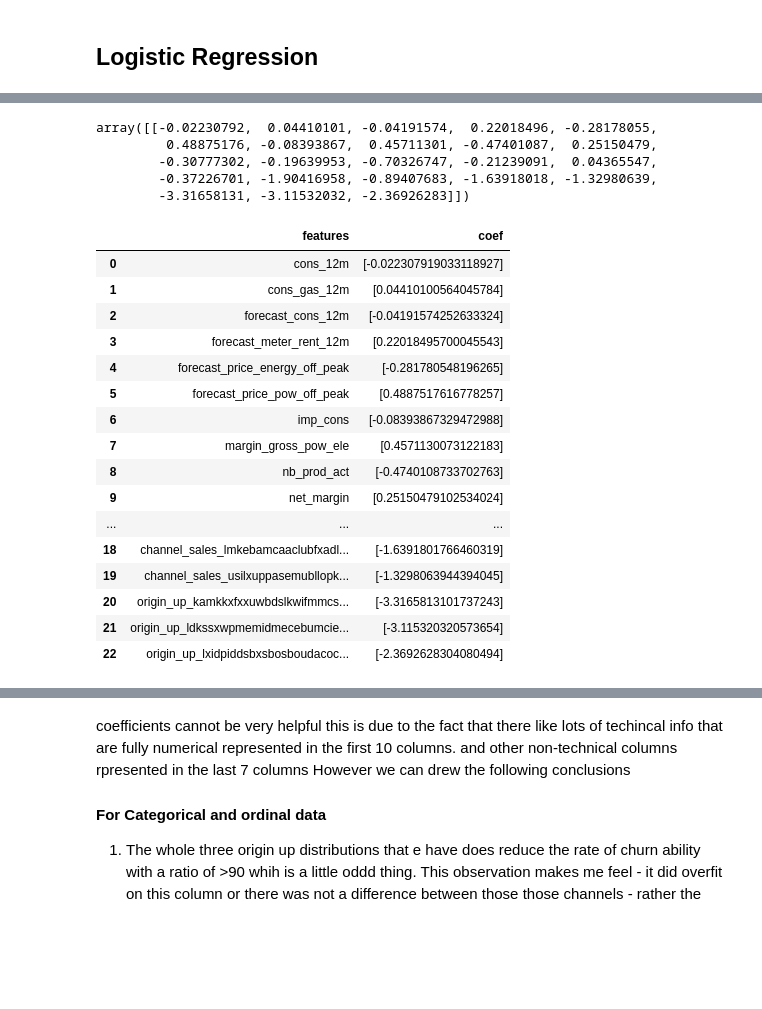
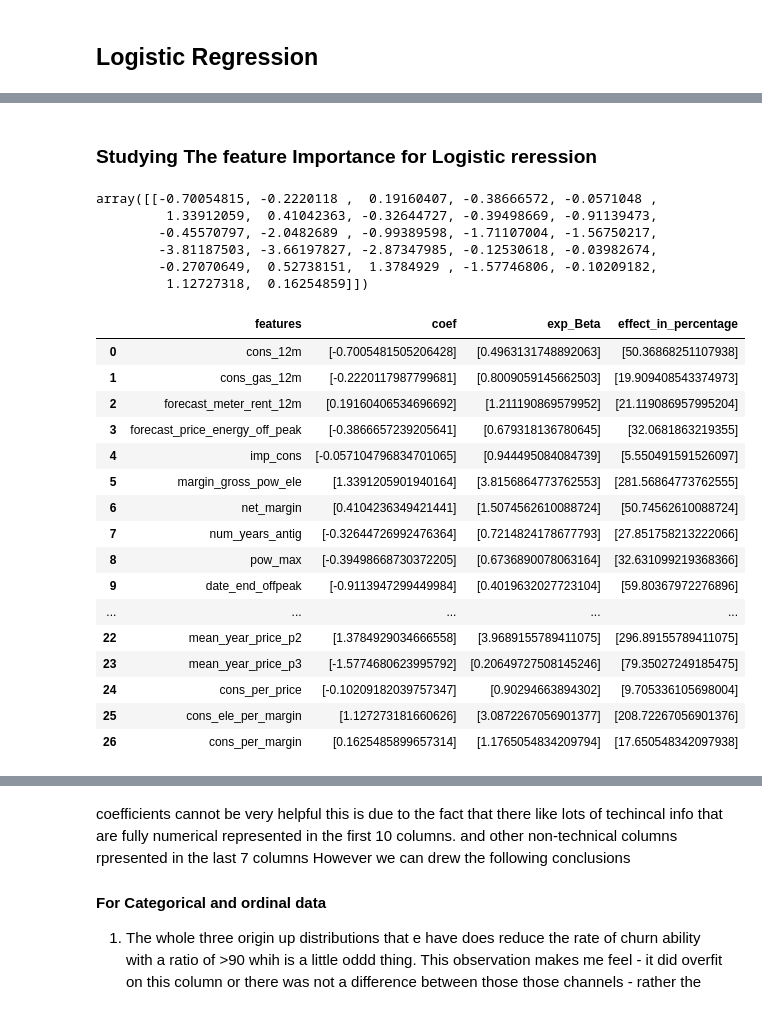
Before and after one commit to ahmedtarek1325/Day-BCG_PowerCompany_churn, a Jupyter notebook: testingHypotheses.ipynb, the cells around one changed output, grey strips where cells are left out. Drawn from its saved outputs; the diff is of its cells as text; code cells hidden in the pictures; blank space fills up the shorter version.

```diff
--- a/testingHypotheses.ipynb
+++ b/testingHypotheses.ipynb
@@ -25,6 +25,6 @@ up and sampled data
 Name: churn, dtype: int64
 # %%
-data_loc= ["data/clean_data.csv","data/cleaned_with_collinearity_dropped.csv"]
+data_loc= ["FE.csv","higher_order_data.csv"]
 for file in data_loc:
     data=pd.read_csv(file,index_col=False)
     if "id" in data.columns:
@@ -119,29 +259,36 @@ score_dataframe
+# %% [markdown]
+### Studying The feature Importance for Logistic reression
 # %%
-lr_list[3].coef_
+lr_list[4].coef_
 # %% [output]
-array([[-0.02230792,  0.04410101, -0.04191574,  0.22018496, -0.28178055,
-         0.48875176, -0.08393867,  0.45711301, -0.47401087,  0.25150479,
-        -0.30777302, -0.19639953, -0.70326747, -0.21239091,  0.04365547,
-        -0.37226701, -1.90416958, -0.89407683, -1.63918018, -1.32980639,
-        -3.31658131, -3.11532032, -2.36926283]])
+array([[-0.70054815, -0.2220118 ,  0.19160407, -0.38666572, -0.0571048 ,
+         1.33912059,  0.41042363, -0.32644727, -0.39498669, -0.91139473,
+        -0.45570797, -2.0482689 , -0.99389598, -1.71107004, -1.56750217,
+        -3.81187503, -3.66197827, -2.87347985, -0.12530618, -0.03982674,
+        -0.27070649,  0.52738151,  1.3784929 , -1.57746806, -0.10209182,
+         1.12727318,  0.16254859]])
 # %%
-pd.DataFrame(zip(data_list[3][0].columns, np.transpose(lr_list[3].coef_)),
-             columns=['features', 'coef'])
+coeff= np.transpose(lr_list[4].coef_)
+feat_importance= pd.DataFrame(zip(data_list[4][0].columns, np.transpose(lr_list[4].coef_),np.exp(coeff)),
+             columns=['features', 'coef','exp_Beta'])
+
+feat_importance["effect_in_percentage"]= abs(feat_importance.exp_Beta - 1)*100
+feat_importance
 # %% [output]
-|  | features | coef |
-| 0 | cons_12m | [-0.022307919033118927] |
-| 1 | cons_gas_12m | [0.04410100564045784] |
-| 2 | forecast_cons_12m | [-0.04191574252633324] |
-| 3 | forecast_meter_rent_12m | [0.22018495700045543] |
-| 4 | forecast_price_energy_off_peak | [-0.281780548196265] |
-| 5 | forecast_price_pow_off_peak | [0.4887517616778257] |
-| 6 | imp_cons | [-0.08393867329472988] |
-| 7 | margin_gross_pow_ele | [0.4571130073122183] |
-| 8 | nb_prod_act | [-0.4740108733702763] |
-| 9 | net_margin | [0.25150479102534024] |
-| ... | ... | ... |
-| 18 | channel_sales_lmkebamcaaclubfxadl... | [-1.6391801766460319] |
-| 19 | channel_sales_usilxuppasemubllopk... | [-1.3298063944394045] |
-| 20 | origin_up_kamkkxfxxuwbdslkwifmmcs... | [-3.3165813101737243] |
-| 21 | origin_up_ldkssxwpmemidmecebumcie... | [-3.115320320573654] |
-| 22 | origin_up_lxidpiddsbxsbosboudacoc... | [-2.3692628304080494] |
+|  | features | coef | exp_Beta | effect_in_percentage |
+| 0 | cons_12m | [-0.7005481505206428] | [0.4963131748892063] | [50.36868251107938] |
+| 1 | cons_gas_12m | [-0.2220117987799681] | [0.8009059145662503] | [19.909408543374973] |
+| 2 | forecast_meter_rent_12m | [0.19160406534696692] | [1.211190869579952] | [21.119086957995204] |
+| 3 | forecast_price_energy_off_peak | [-0.3866657239205641] | [0.679318136780645] | [32.0681863219355] |
+| 4 | imp_cons | [-0.057104796834701065] | [0.944495084084739] | [5.550491591526097] |
+| 5 | margin_gross_pow_ele | [1.3391205901940164] | [3.8156864773762553] | [281.56864773762555] |
+| 6 | net_margin | [0.4104236349421441] | [1.5074562610088724] | [50.74562610088724] |
+| 7 | num_years_antig | [-0.32644726992476364] | [0.7214824178677793] | [27.851758213222066] |
+| 8 | pow_max | [-0.39498668730372205] | [0.6736890078063164] | [32.631099219368366] |
+| 9 | date_end_offpeak | [-0.9113947299449984] | [0.4019632027723104] | [59.80367972276896] |
+| ... | ... | ... | ... | ... |
+| 22 | mean_year_price_p2 | [1.3784929034666558] | [3.9689155789411075] | [296.89155789411075] |
+| 23 | mean_year_price_p3 | [-1.5774680623995792] | [0.20649727508145246] | [79.35027249185475] |
+| 24 | cons_per_price | [-0.10209182039757347] | [0.90294663894302] | [9.705336105698004] |
+| 25 | cons_ele_per_margin | [1.127273181660626] | [3.0872267056901377] | [208.72267056901376] |
+| 26 | cons_per_margin | [0.1625485899657314] | [1.1765054834209794] | [17.650548342097938] |
```
Also changed, not shown: parts of 45 cells of this notebook, 27 other files.
